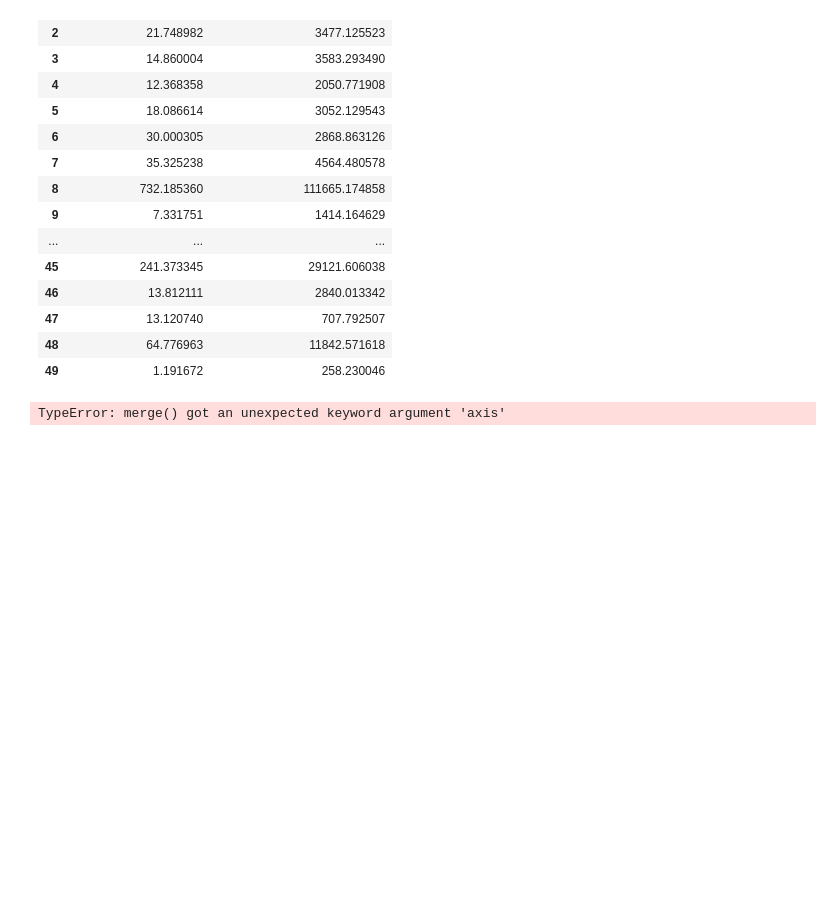
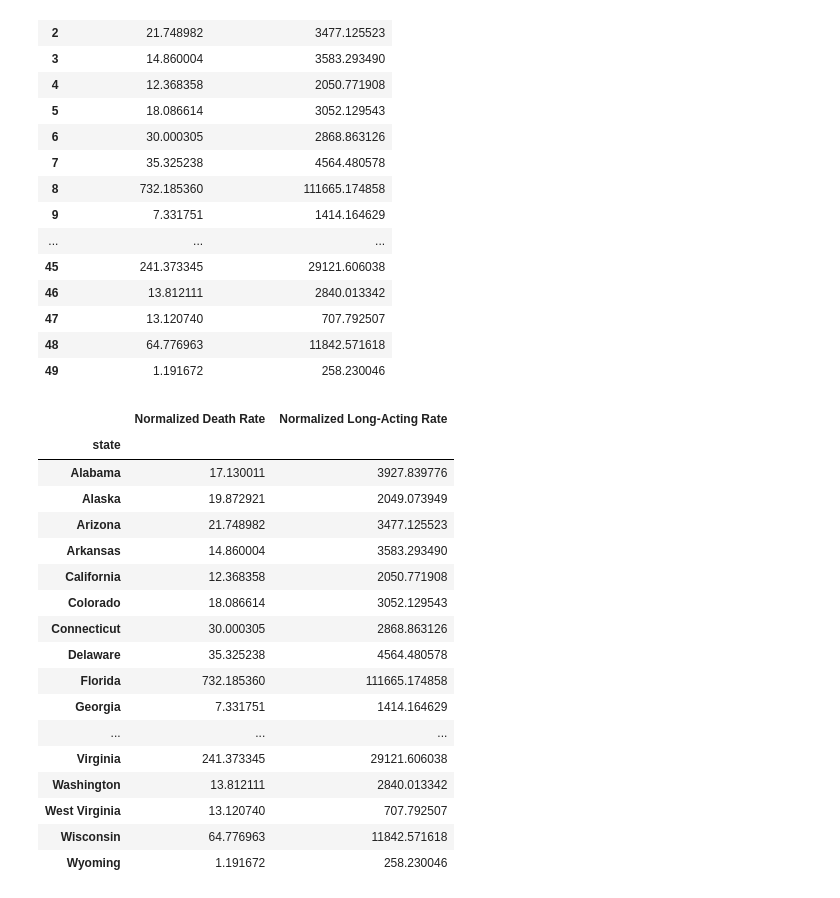
Before and after one commit to irvingjacob/DSPFinalProj, a Jupyter notebook: FinalProject.ipynb, the cells around one changed output. Drawn from its saved outputs; the diff is of its cells as text; code cells hidden in the pictures; blank space fills up the shorter version.

Commit message:
added index

```diff
--- a/FinalProject.ipynb
+++ b/FinalProject.ipynb
@@ -578,10 +578,29 @@ norm_stats.reset_index(drop = True)
 | 48 | 64.776963 | 11842.571618 |
 | 49 | 1.191672 | 258.230046 |
 # %%
-
+state_2017 = norm_stats
+state_2017.index = state_list
 #state_2017 = pd.merge(state_2017, norm_stats, left_index = True, right_index = True)
+state_2017
 # %% [output]
-TypeError: merge() got an unexpected keyword argument 'axis'
+|  | Normalized Death Rate | Normalized Long-Acting Rate |
+| state |  |  |
+| Alabama | 17.130011 | 3927.839776 |
+| Alaska | 19.872921 | 2049.073949 |
+| Arizona | 21.748982 | 3477.125523 |
+| Arkansas | 14.860004 | 3583.293490 |
+| California | 12.368358 | 2050.771908 |
+| Colorado | 18.086614 | 3052.129543 |
+| Connecticut | 30.000305 | 2868.863126 |
+| Delaware | 35.325238 | 4564.480578 |
+| Florida | 732.185360 | 111665.174858 |
+| Georgia | 7.331751 | 1414.164629 |
+| ... | ... | ... |
+| Virginia | 241.373345 | 29121.606038 |
+| Washington | 13.812111 | 2840.013342 |
+| West Virginia | 13.120740 | 707.792507 |
+| Wisconsin | 64.776963 | 11842.571618 |
+| Wyoming | 1.191672 | 258.230046 |
 # %%
 #state_2017
 #So this did not work...I wanted to add the state to the norm_stats dataframe. The states are in order in the state_list.
```
Also changed, not shown: parts of 2 cells of this notebook, 1 other file.
